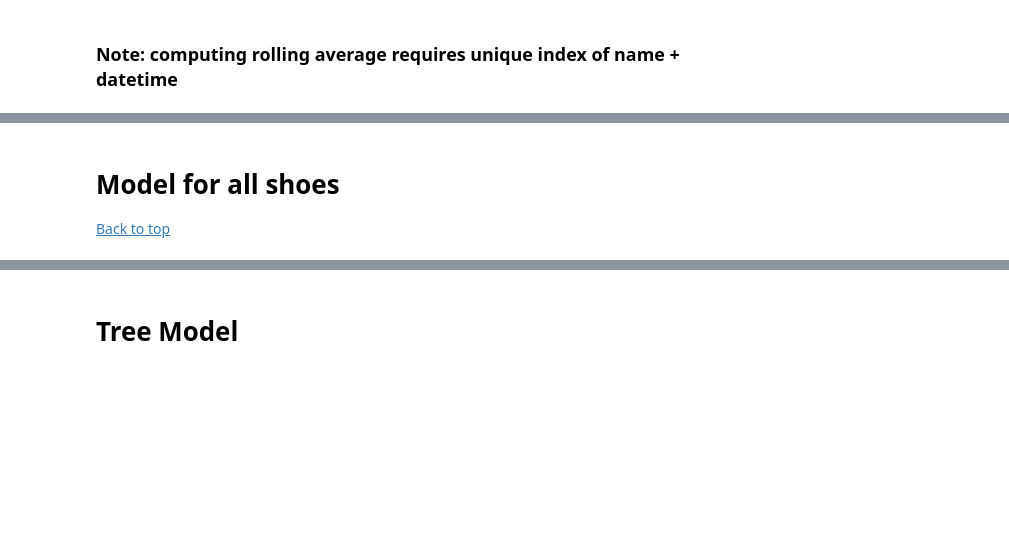
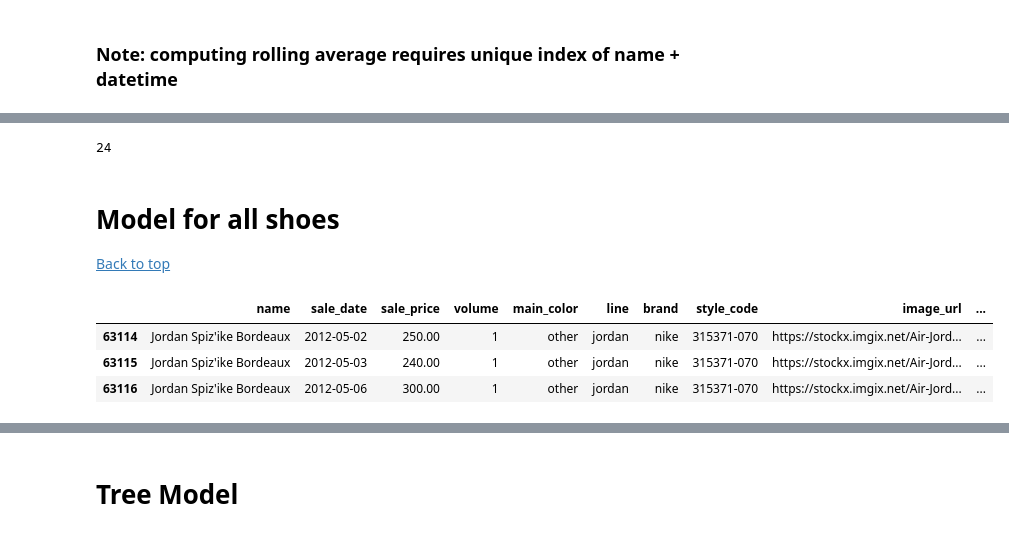
Before and after one commit to maludee/sneaker-forecast-app, a Jupyter notebook: price_model_by_day.ipynb, the cells around one changed output, grey strips where cells are left out. Saved outputs shown, nothing was run; the diff lists cells and outputs as text; code cells hidden in the pictures; blank space fills up the shorter version.

```diff
--- a/price_model_by_day.ipynb
+++ b/price_model_by_day.ipynb
@@ -351,9 +401,8 @@ sales_history['shoe_name'] = sales_history['name']
 sales_history['sale_date'] = pd.to_datetime(sales_history['sale_date'])
 sales_history['time_since_release'] = sales_history['sale_date'] - sales_history['release_date']
 
-# change the time delta into a count of days since release date & log it
+# change the time delta into a count of days since release date
 sales_history['total_days_td'] = sales_history['time_since_release'].dt.total_seconds() / (24 * 60 * 60)
-sales_history['log_total_days_td'] = np.log(sales_history.total_days_td)
 # %%
 # Last sale price
 sales_history['sale_lagged_1'] = sales_history.groupby(['shoe_name']).sale_price.shift(1)
@@ -394,6 +467,8 @@ sales_history.head(2)
 # %%
 column_names = list(sales_history.columns.values)
 len(column_names)
+# %% [output]
+24
 # %% [markdown]
 <a id='model'></a>
 # Model for all shoes
@@ -410,11 +485,15 @@ rolling_avg_4_max = all_shoes.rolling_avg_4.max()
 # rolling_avg_20_max = all_shoes.rolling_avg_20.max()
 # %%
 # Normalize the team_stats dataframe between 0 and 1 (between -1 and 1 would be team_stats.mean()/ same as below)
-all_shoes['rolling_avg_4'] = (all_shoes['rolling_avg_4'] - all_shoes.rolling_avg_4.min()) / (all_shoes.rolling_avg_4.max() - all_shoes.rolling_avg_4.min())
-# all_shoes['rolling_avg_20'] = (all_shoes['rolling_avg_20'] - all_shoes.rolling_avg_20.min()) / (all_shoes.rolling_avg_20.max() - all_shoes.rolling_avg_20.min())
-
-# all_shoes['rolling_avg_4'] = np.log(all_shoes.rolling_avg_4)
-# all_shoes['rolling_avg_20'] = np.log(all_shoes.rolling_avg_20)
+all_shoes['rolling_avg_4'] = ((all_shoes['rolling_avg_4']
+                               - all_shoes.rolling_avg_4.min())
+                               / (all_shoes.rolling_avg_4.max()
+                               - all_shoes.rolling_avg_4.min()))
 all_shoes.head(3)
+# %% [output]
+|  | name | sale_date | sale_price | volume | main_color | line | brand | style_code | image_url | ... |
+| 63114 | Jordan Spiz'ike Bordeaux | 2012-05-02 | 250.00 | 1 | other | jordan | nike | 315371-070 | https://stockx.imgix.net/Air-Jord... | ... |
+| 63115 | Jordan Spiz'ike Bordeaux | 2012-05-03 | 240.00 | 1 | other | jordan | nike | 315371-070 | https://stockx.imgix.net/Air-Jord... | ... |
+| 63116 | Jordan Spiz'ike Bordeaux | 2012-05-06 | 300.00 | 1 | other | jordan | nike | 315371-070 | https://stockx.imgix.net/Air-Jord... | ... |
 # %%
 all_shoes.loc[all_shoes.name == 'Adidas NMD R1 Black Red', ['sale_price', 'rolling_avg_4']].plot();
```
Also changed, not shown: parts of 20 cells of this notebook.
